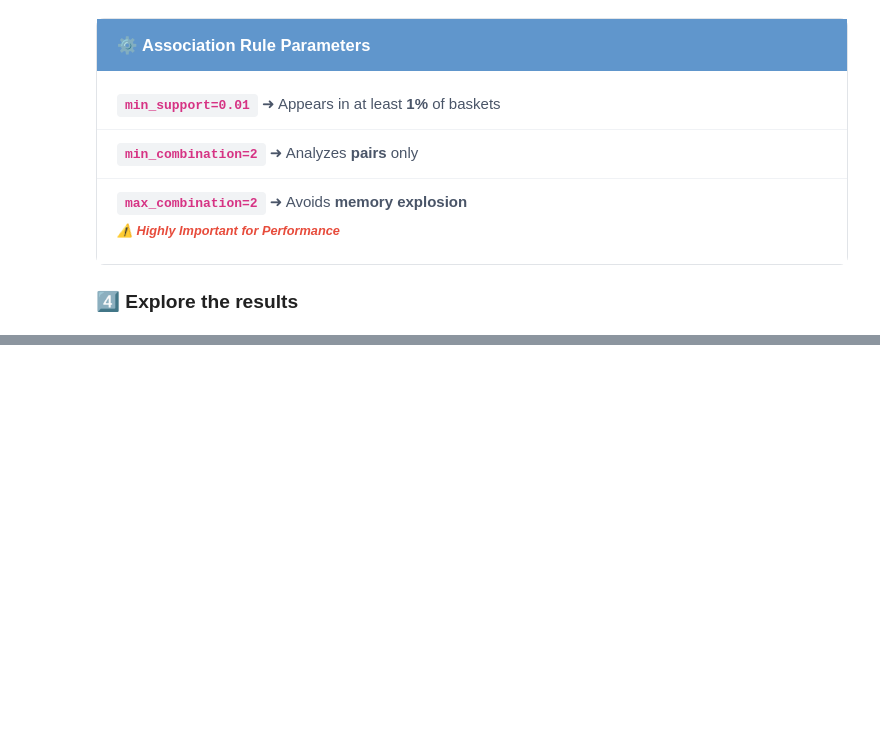
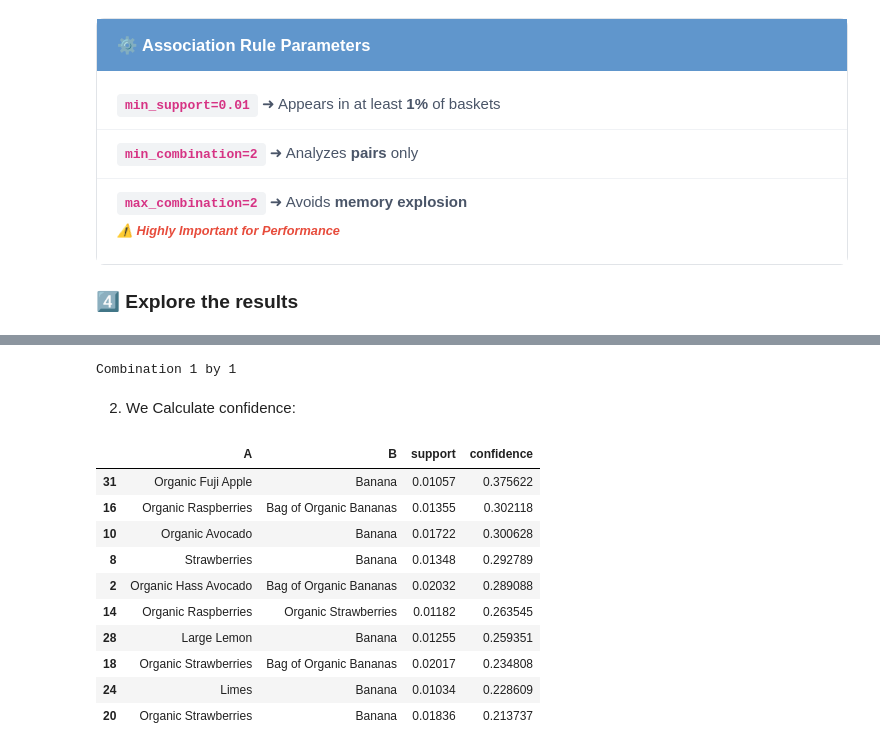
Before and after one commit to pradeepjoel/instacart-retail-project, a Jupyter notebook: association_rule_mining/association_rule_mining.ipynb, the cells around one changed output, grey strips where cells are left out. Saved outputs shown, nothing was run; the diff lists cells and outputs as text; code cells hidden in the pictures; blank space fills up the shorter version.

Commit message:
Eclat results and insights

```diff
--- a/association_rule_mining/association_rule_mining.ipynb
+++ b/association_rule_mining/association_rule_mining.ipynb
@@ -524,0 +561,42 @@ support
+# %%
+single_support = eclat.fit(min_support=0.01,
+                           min_combination=1,
+                           max_combination=1)[1]
+# %% [output]
+Combination 1 by 1
+# %% [markdown]
+2. We Calculate confidence:
+# %%
+rules = []
+
+for items, sup in support.items():
+    products = items.split(" & ")
+
+    # only keep pairs
+    if len(products) == 2:
+        A, B = products
+        # A -> B
+        if A in single_support:
+            conf_AB = sup / single_support[A]
+            rules.append((A, B, sup, conf_AB))
+
+        # B -> A
+        if B in single_support:
+            conf_BA = sup / single_support[B]
+            rules.append((B, A, sup, conf_BA))
+
+
+rules_df = pd.DataFrame(rules, columns=['A','B','support','confidence'])
+rules_df.sort_values('confidence', ascending=False).head(10)
+# %% [output]
+|  | A | B | support | confidence |
+| 31 | Organic Fuji Apple | Banana | 0.01057 | 0.375622 |
+| 16 | Organic Raspberries | Bag of Organic Bananas | 0.01355 | 0.302118 |
+| 10 | Organic Avocado | Banana | 0.01722 | 0.300628 |
+| 8 | Strawberries | Banana | 0.01348 | 0.292789 |
+| 2 | Organic Hass Avocado | Bag of Organic Bananas | 0.02032 | 0.289088 |
+| 14 | Organic Raspberries | Organic Strawberries | 0.01182 | 0.263545 |
+| 28 | Large Lemon | Banana | 0.01255 | 0.259351 |
+| 18 | Organic Strawberries | Bag of Organic Bananas | 0.02017 | 0.234808 |
+| 24 | Limes | Banana | 0.01034 | 0.228609 |
+| 20 | Organic Strawberries | Banana | 0.01836 | 0.213737 |
```
Also changed, not shown: parts of 6 cells of this notebook.
